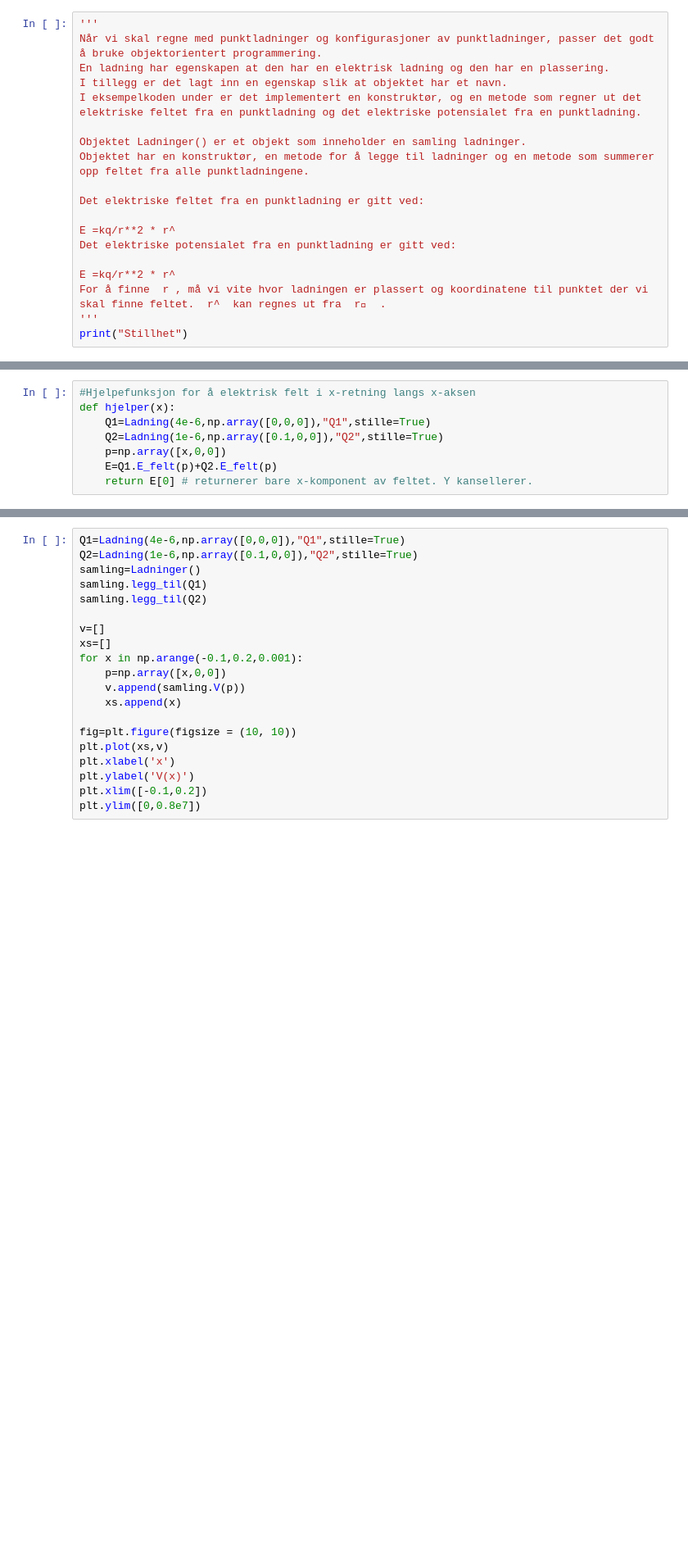
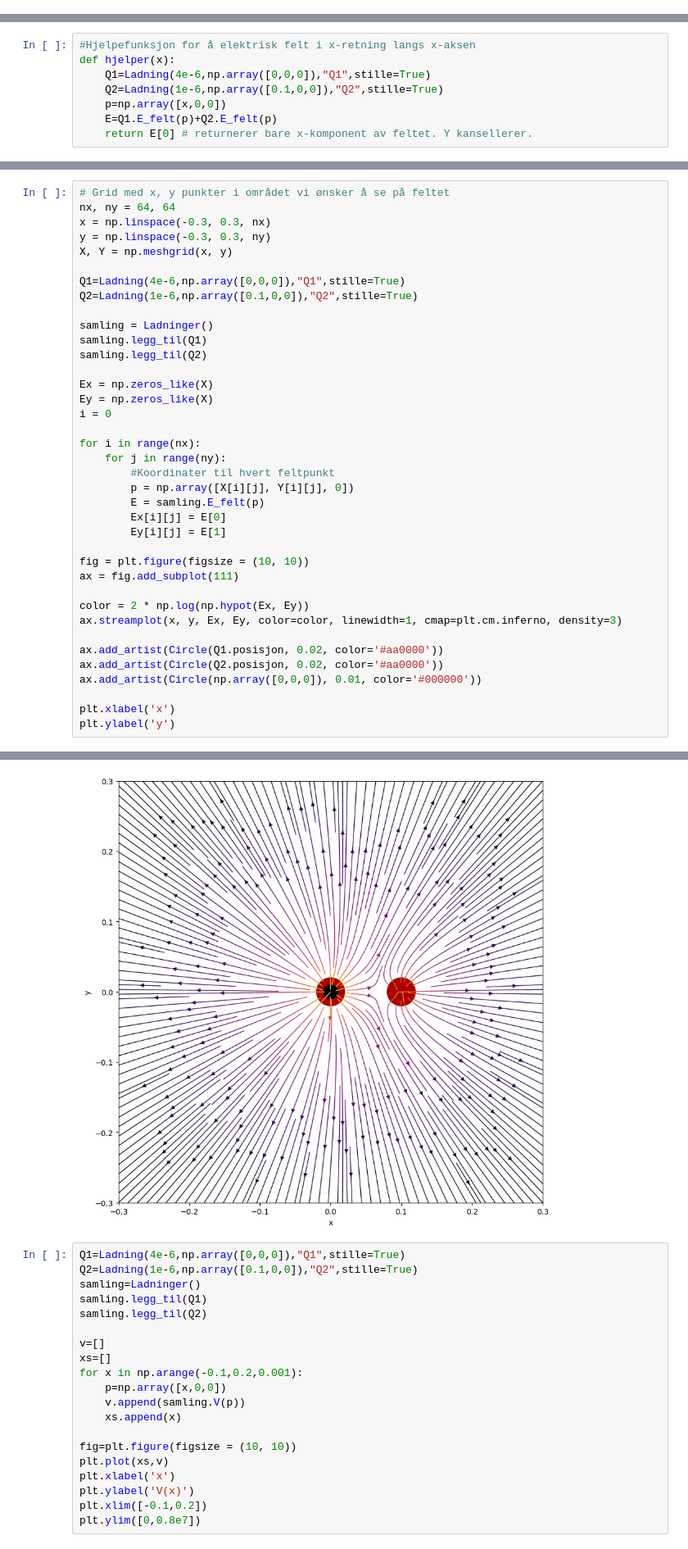
Before and after one commit to JarandJR/IFYT1001, a Jupyter notebook: Task4.ipynb, the cells around one changed output, grey strips where cells are left out. Shown at 82% size. Saved outputs shown, nothing was run; the diff lists cells and outputs as text; blank space fills up the shorter version.

```diff
--- a/Task4.ipynb
+++ b/Task4.ipynb
@@ -1,19 +0,0 @@
-# %%
-'''
-Når vi skal regne med punktladninger og konfigurasjoner av punktladninger, passer det godt å bruke objektorientert programmering.
-En ladning har egenskapen at den har en elektrisk ladning og den har en plassering.
-I tillegg er det lagt inn en egenskap slik at objektet har et navn.
-I eksempelkoden under er det implementert en konstruktør, og en metode som regner ut det elektriske feltet fra en punktladning og det elektriske potensialet fra en punktladning.
-
-Objektet Ladninger() er et objekt som inneholder en samling ladninger.
-Objektet har en konstruktør, en metode for å legge til ladninger og en metode som summerer opp feltet fra alle punktladningene.
-
-Det elektriske feltet fra en punktladning er gitt ved:
-
-E =kq/r**2 * r^
-Det elektriske potensialet fra en punktladning er gitt ved:
-
-E =kq/r**2 * r^
-For å finne  r , må vi vite hvor ladningen er plassert og koordinatene til punktet der vi skal finne feltet.  r^  kan regnes ut fra  r⃗  .
-'''
-print("Stillhet")
@@ -242,0 +209,39 @@ X, Y = np.meshgrid(x, y)
+# %%
+# Grid med x, y punkter i området vi ønsker å se på feltet
+nx, ny = 64, 64
+x = np.linspace(-0.3, 0.3, nx)
+y = np.linspace(-0.3, 0.3, ny)
+X, Y = np.meshgrid(x, y)
+
+Q1=Ladning(4e-6,np.array([0,0,0]),"Q1",stille=True)
+Q2=Ladning(1e-6,np.array([0.1,0,0]),"Q2",stille=True)
+
+samling = Ladninger()
+samling.legg_til(Q1)
+samling.legg_til(Q2)
+
+Ex = np.zeros_like(X)
+Ey = np.zeros_like(X)
+i = 0
+
+for i in range(nx):
+    for j in range(ny):
+        #Koordinater til hvert feltpunkt
+        p = np.array([X[i][j], Y[i][j], 0])
+        E = samling.E_felt(p)
+        Ex[i][j] = E[0]
+        Ey[i][j] = E[1]
+
+fig = plt.figure(figsize = (10, 10))
+ax = fig.add_subplot(111)
+
+color = 2 * np.log(np.hypot(Ex, Ey))
+ax.streamplot(x, y, Ex, Ey, color=color, linewidth=1, cmap=plt.cm.inferno, density=3)
+
+ax.add_artist(Circle(Q1.posisjon, 0.02, color='#aa0000'))
+ax.add_artist(Circle(Q2.posisjon, 0.02, color='#aa0000'))
+ax.add_artist(Circle(np.array([0,0,0]), 0.01, color='#000000'))
+
+plt.xlabel('x')
+plt.ylabel('y')
+# %% [output]
@@ -243,3 +249,4 @@ X, Y = np.meshgrid(x, y)
+[figure, added]
 # %%
 Q1=Ladning(4e-6,np.array([0,0,0]),"Q1",stille=True)
 Q2=Ladning(1e-6,np.array([0.1,0,0]),"Q2",stille=True)
```
Also changed, not shown: parts of 4 cells of this notebook.
